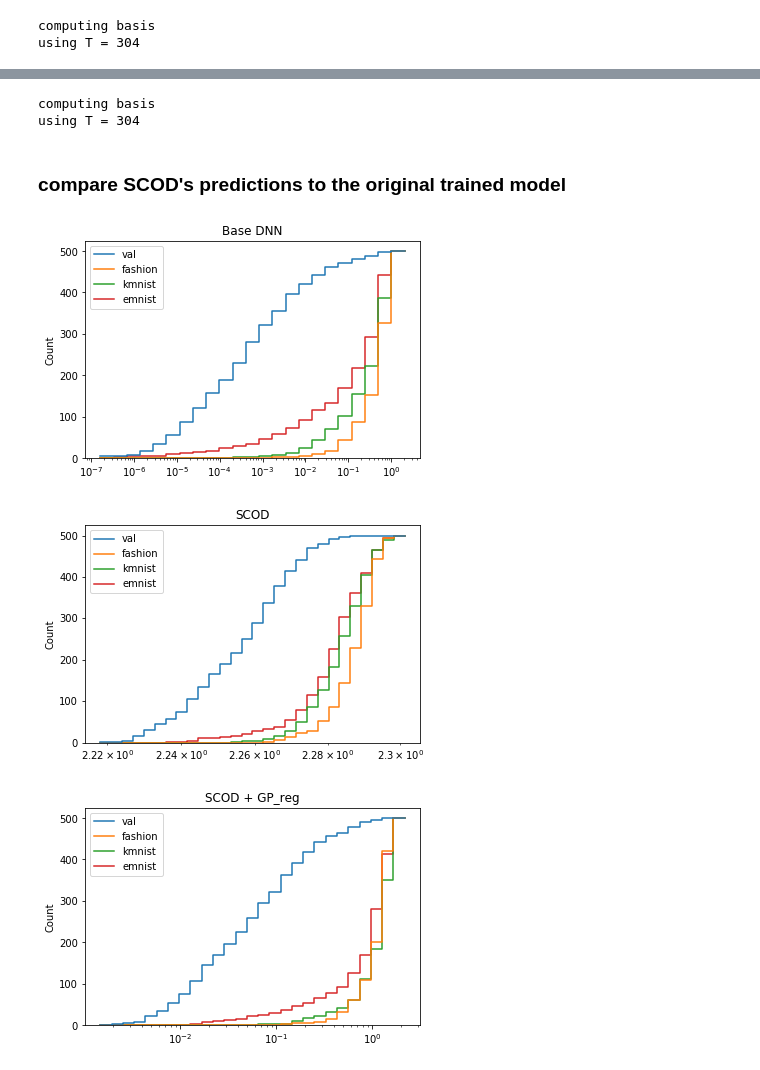
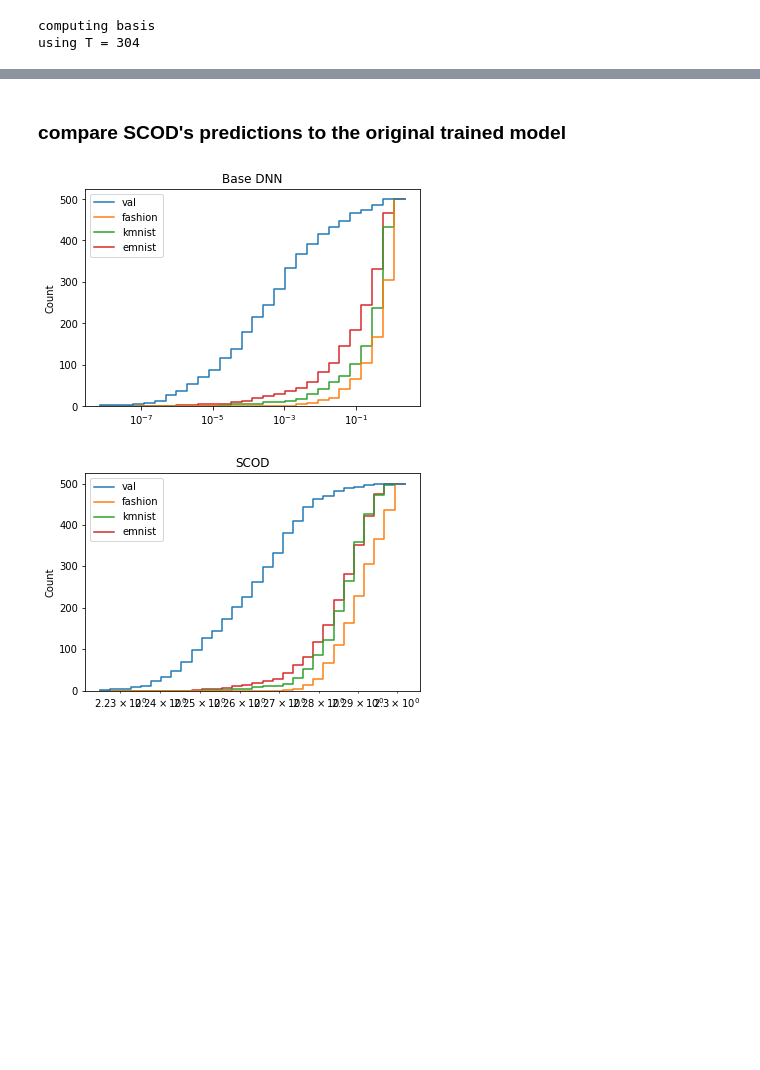
Before and after one commit to StanfordASL/scod-module, a Jupyter notebook: demos/MNIST.ipynb, the cells around one changed output, grey strips where cells are left out. Drawn from its saved outputs; the diff is of its cells as text; code cells hidden in the pictures; blank space fills up the shorter version.

```diff
--- a/demos/MNIST.ipynb
+++ b/demos/MNIST.ipynb
@@ -163,8 +121,3 @@ ax2.plot(1./np.array(min_eigs), color='C1', alpha=0.5)
-# %%
-gp_reg_unc_model.process_dataset(dataset)
-# %% [output]
-computing basis
-using T = 304
 # %% [markdown]
 ### compare SCOD's predictions to the original trained model
 # %%
@@ -193,34 +140,23 @@ emnist_uncs_gp = torch.cat( [ gp_reg_unc_model(batch[0].to(device))[1].detach().
 # %%
 plt.figure()
 sns.histplot(data = {
     'val': val_base,
     'fashion': fashion_base,
     'kmnist': kmnist_base,
     'emnist': emnist_base
 }, cumulative=True, element='step', fill=False, log_scale=True )
 plt.title('Base DNN')
 plt.show()
 
 plt.figure()
 sns.histplot(data = {
     'val': val_uncs,
     'fashion': fashion_uncs,
     'kmnist': kmnist_uncs,
     'emnist': emnist_uncs
 }, cumulative=True, element='step', fill=False, log_scale=True )
 plt.title('SCOD')
 plt.show()
-
-plt.figure()
-sns.histplot(data = {
-    'val': val_uncs_gp,
-    'fashion': fashion_uncs_gp,
-    'kmnist': kmnist_uncs_gp,
-    'emnist': emnist_uncs_gp
-}, cumulative=True, element='step', fill=False, log_scale=True )
-plt.title('SCOD + GP_reg')
-plt.show()
 # %% [output]
-[figure, old version]
+[figure, new version]
-[figure, old version]
+[figure, new version]
-[figure, removed]
```
Also changed, not shown: parts of 12 cells of this notebook, 6 other files.
